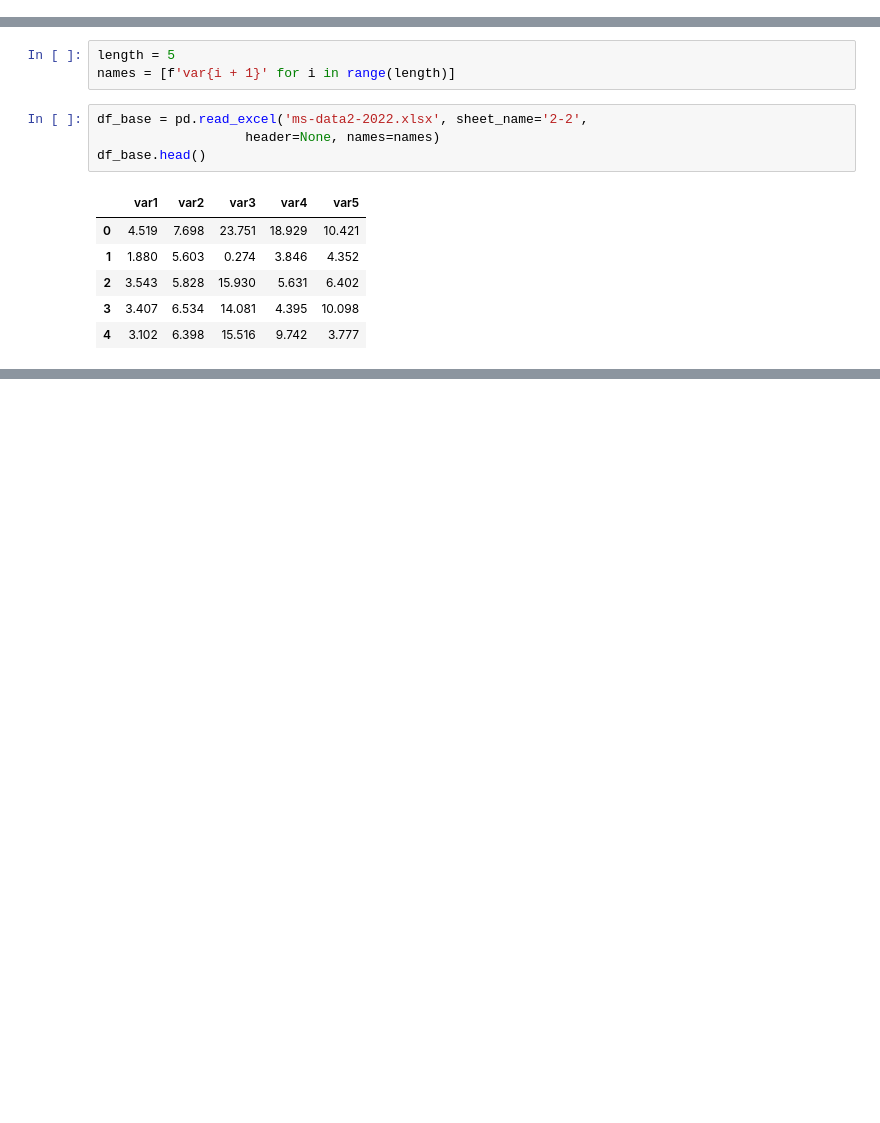
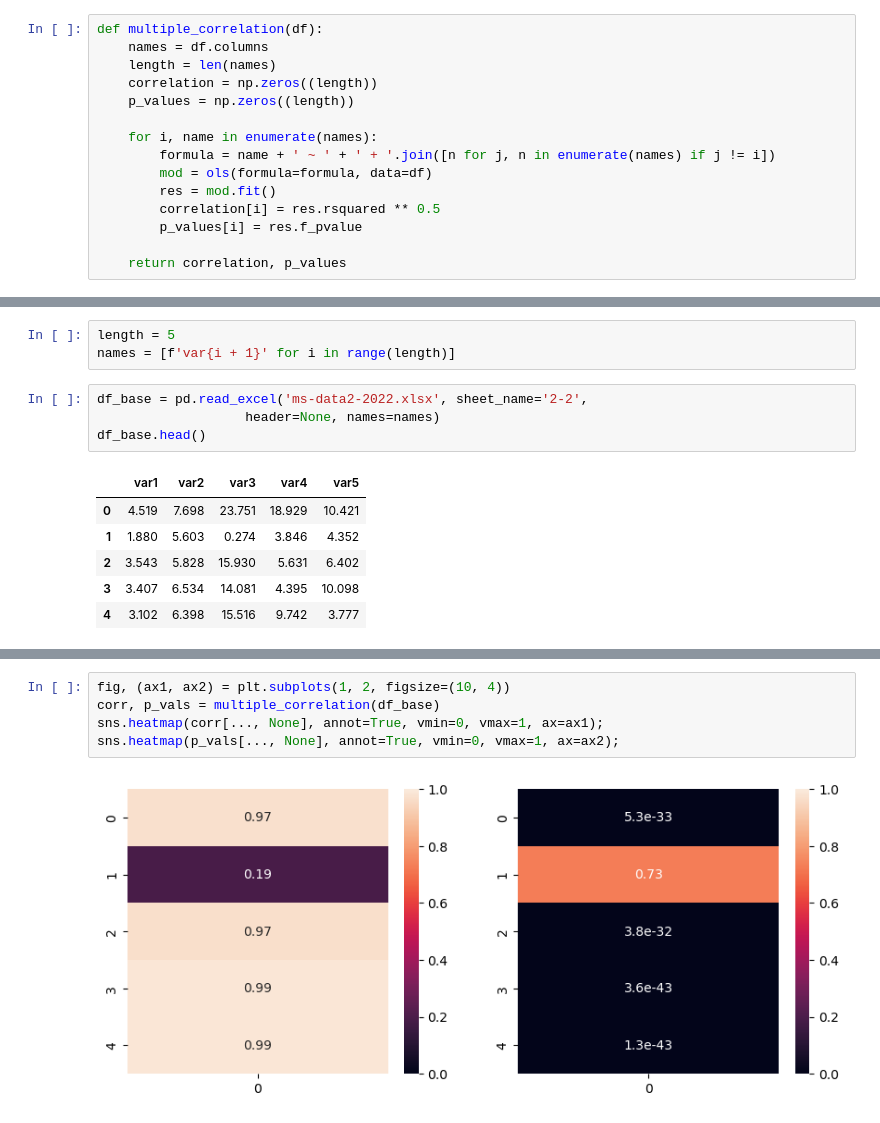
Before and after one commit to vitamin1312/Statistics, a Jupyter notebook: Lab3/main.ipynb, the cells around one changed output, grey strips where cells are left out. Drawn from its saved outputs; the diff is of its cells as text; blank space fills up the shorter version.

```diff
--- a/Lab3/main.ipynb
+++ b/Lab3/main.ipynb
@@ -7,0 +9,15 @@ from scipy.stats import pearsonr, spearmanr
+# %%
+def multiple_correlation(df):
+    names = df.columns
+    length = len(names)
+    correlation = np.zeros((length))
+    p_values = np.zeros((length))
+
+    for i, name in enumerate(names):
+        formula = name + ' ~ ' + ' + '.join([n for j, n in enumerate(names) if j != i])
+        mod = ols(formula=formula, data=df)
+        res = mod.fit()
+        correlation[i] = res.rsquared ** 0.5
+        p_values[i] = res.f_pvalue
+
+    return correlation, p_values
@@ -70,0 +86,7 @@ df_base.cov(numeric_only=True)
+# %%
+fig, (ax1, ax2) = plt.subplots(1, 2, figsize=(10, 4))
+corr, p_vals = multiple_correlation(df_base)
+sns.heatmap(corr[..., None], annot=True, vmin=0, vmax=1, ax=ax1);
+sns.heatmap(p_vals[..., None], annot=True, vmin=0, vmax=1, ax=ax2);
+# %% [output]
+[figure, added]
```
Also changed, not shown: parts of 23 cells of this notebook.
